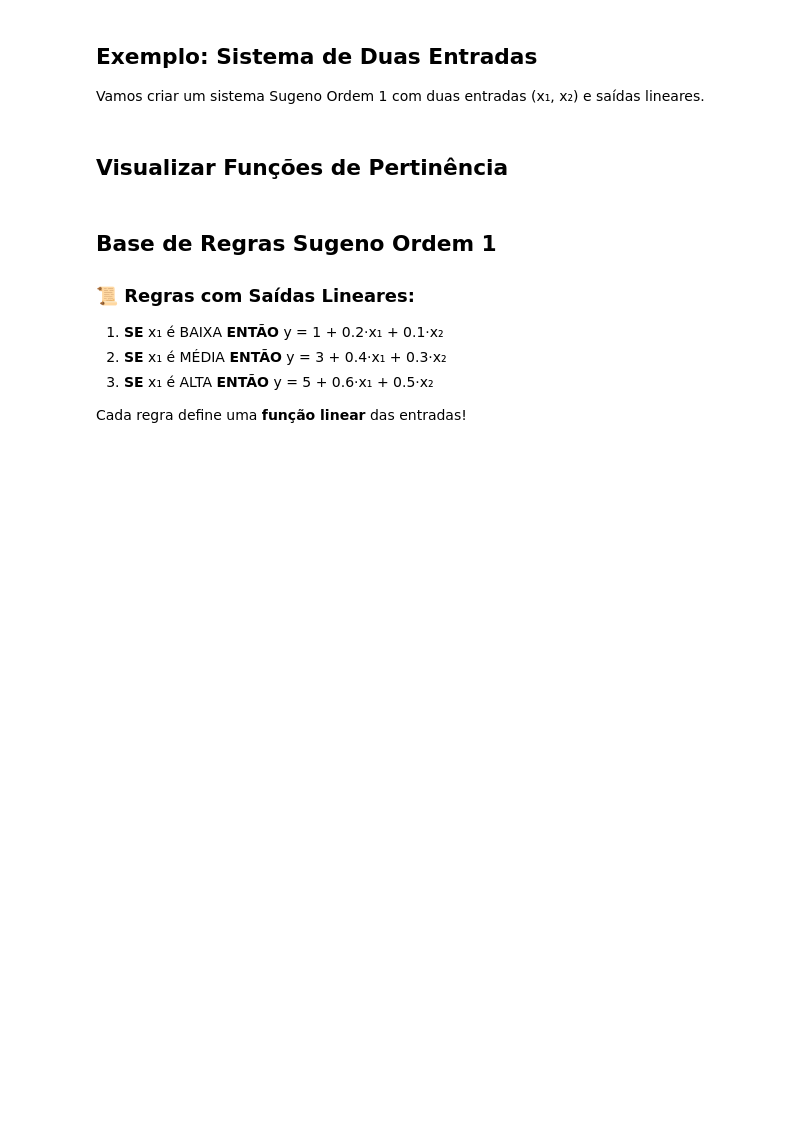
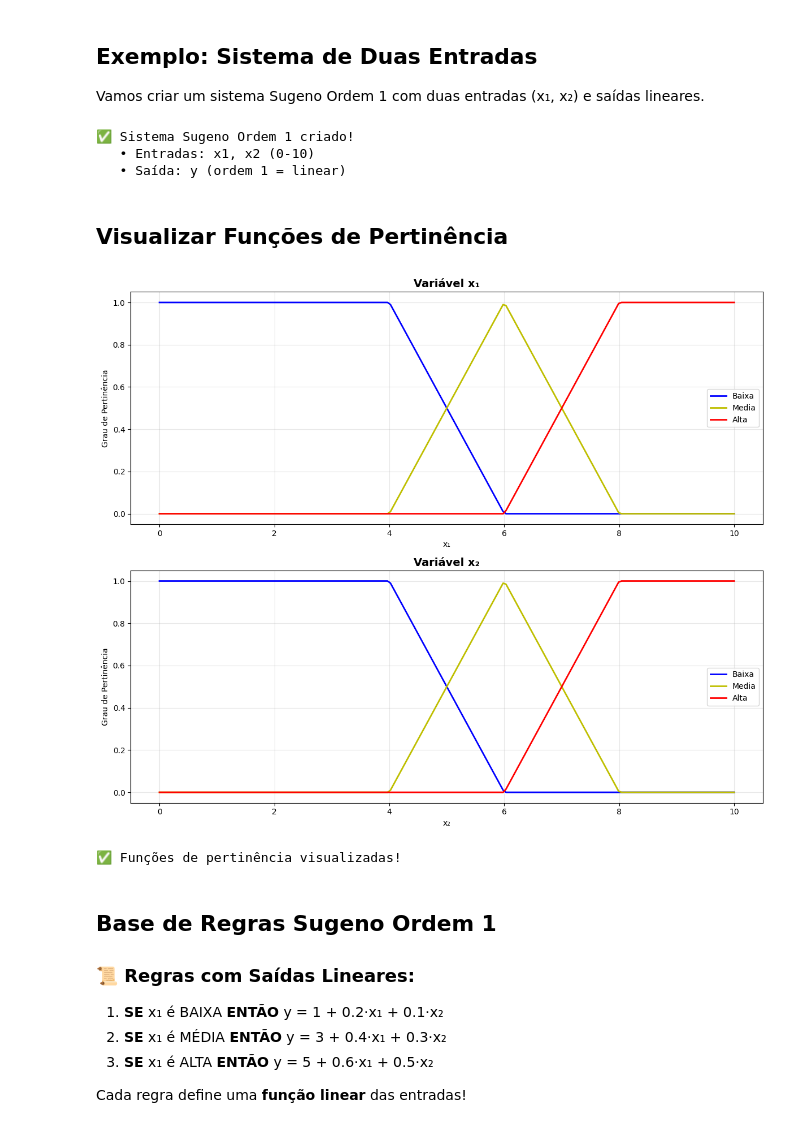
Before and after one commit to 1moi6/pyfuzzy-toolbox, a Jupyter notebook: notebooks_colab/02_inference/03_sugeno_first_order.ipynb, the cells around one changed output. Drawn from its saved outputs; the diff is of its cells as text; code cells hidden in the pictures; blank space fills up the shorter version.

```diff
--- a/notebooks_colab/02_inference/03_sugeno_first_order.ipynb
+++ b/notebooks_colab/02_inference/03_sugeno_first_order.ipynb
@@ -56,7 +76,7 @@ Vamos criar um sistema Sugeno Ordem 1 com duas entradas (x₁, x₂) e saídas l
 # Criar Sistema Sugeno Ordem 1
 # ============================================================================
 
-sistema = SugenoSystem()
+sistema = SugenoSystem(order=1)
 
 # Adicionar variáveis de entrada
 sistema.add_input('x1', (0, 10))
@@ -70,11 +90,15 @@ sistema.add_term('x2', 'media', 'triangular', (4, 6, 8))
 sistema.add_term('x2', 'alta', 'trapezoidal', (6, 8, 10, 10))
 
 # Adicionar saída (ordem 1 = linear)
-sistema.add_output('y', order=1)
+sistema.add_output('y')
 
 print('✅ Sistema Sugeno Ordem 1 criado!')
 print('   • Entradas: x1, x2 (0-10)')
 print('   • Saída: y (ordem 1 = linear)')
+# %% [output]
+✅ Sistema Sugeno Ordem 1 criado!
+   • Entradas: x1, x2 (0-10)
+   • Saída: y (ordem 1 = linear)
 # %% [markdown]
 ## Visualizar Funções de Pertinência
 # %%
@@ -82,35 +106,38 @@ fig, axes = plt.subplots(2, 1, figsize=(12, 10))
 
 x_vals = np.linspace(0, 10, 200)
 cores = {'baixa': 'b', 'media': 'y', 'alta': 'r'}
 
 # x1
-for term_name, term in sistema.inputs['x1'].terms.items():
+for term_name, term in sistema.input_variables['x1'].terms.items():
     mu = term.membership(x_vals)
     axes[0].plot(x_vals, mu, cores[term_name] + '-', linewidth=2, label=term_name.capitalize())
 
 axes[0].set_title('Variável x₁', fontsize=14, fontweight='bold')
 axes[0].set_xlabel('x₁')
 axes[0].set_ylabel('Grau de Pertinência')
 axes[0].legend()
 axes[0].grid(True, alpha=0.3)
 axes[0].set_ylim([-0.05, 1.05])
 
 # x2
-for term_name, term in sistema.inputs['x2'].terms.items():
+for term_name, term in sistema.input_variables['x2'].terms.items():
     mu = term.membership(x_vals)
     axes[1].plot(x_vals, mu, cores[term_name] + '-', linewidth=2, label=term_name.capitalize())
 
 axes[1].set_title('Variável x₂', fontsize=14, fontweight='bold')
 axes[1].set_xlabel('x₂')
 axes[1].set_ylabel('Grau de Pertinência')
 axes[1].legend()
 axes[1].grid(True, alpha=0.3)
 axes[1].set_ylim([-0.05, 1.05])
 
 plt.tight_layout()
 plt.show()
 
 print('✅ Funções de pertinência visualizadas!')
+# %% [output]
+[figure, added]
+✅ Funções de pertinência visualizadas!
 # %% [markdown]
 ## Base de Regras Sugeno Ordem 1
 
```
Also changed, not shown: parts of 4 cells of this notebook, 7 other files.
